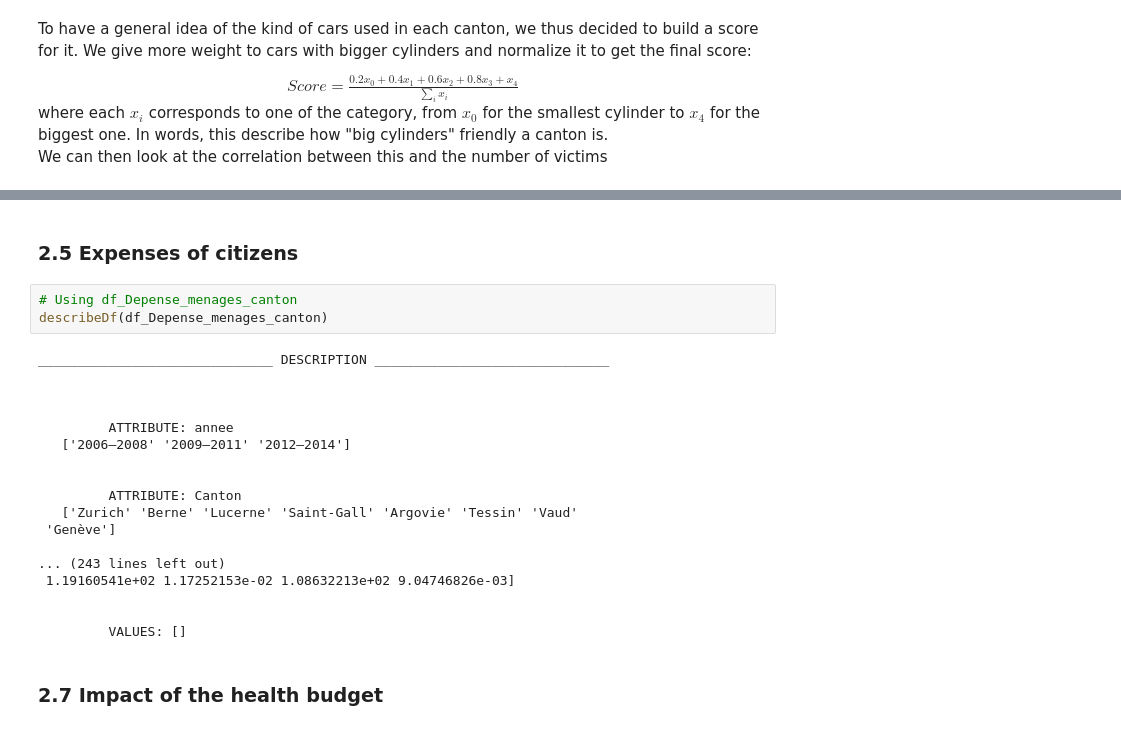
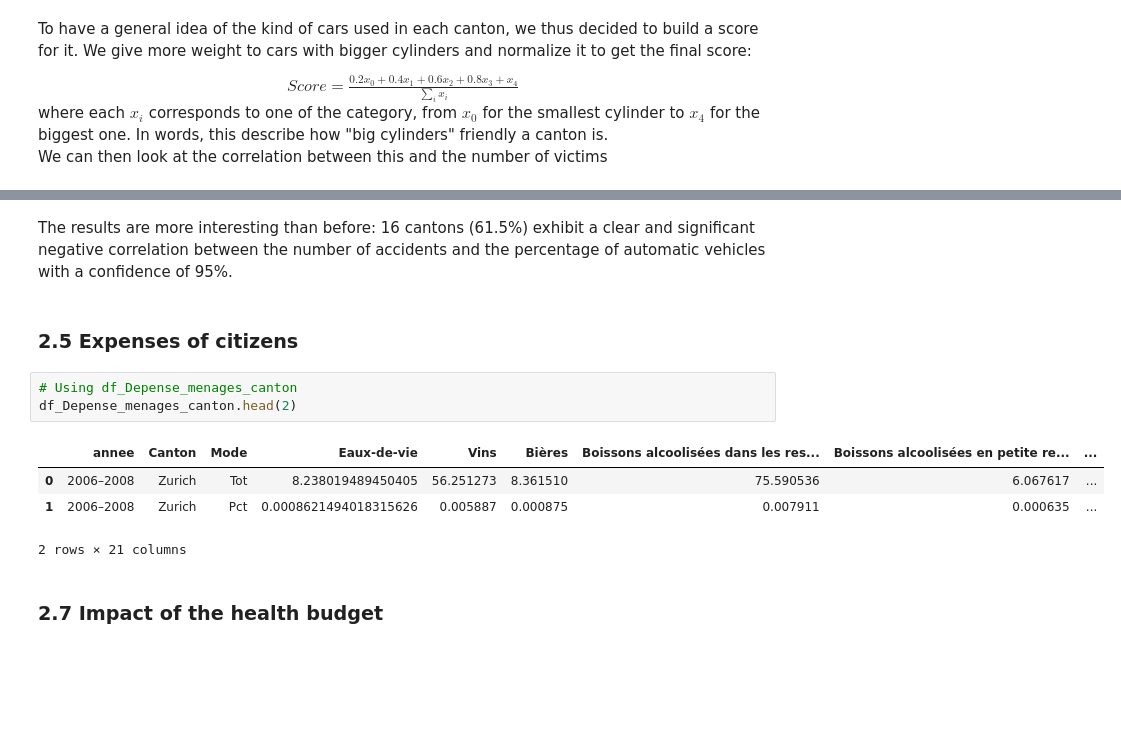
Before and after one commit to epfl-ada-2018/project-pizzafels, a Jupyter notebook: Milestone3 - Complete Analysis.ipynb, the cells around one changed output, grey strips where cells are left out. Drawn from its saved outputs; the diff is of its cells as text; blank space fills up the shorter version.

```diff
--- a/Milestone3 - Complete Analysis.ipynb
+++ b/Milestone3 - Complete Analysis.ipynb
@@ -1852,26 +1954,15 @@ Again, the correlation is only significant for a few cantons, namely 11. We can
+# %% [markdown]
+The results are more interesting than before: 16 cantons (61.5%) exhibit a clear and significant negative correlation between the number of accidents and the percentage of automatic vehicles with a confidence of 95%.
 # %% [markdown]
 ### 2.5 Expenses of citizens
 # %%
 # Using df_Depense_menages_canton
-describeDf(df_Depense_menages_canton)
+df_Depense_menages_canton.head(2)
 # %% [output]
+|  | annee | Canton | Mode | Eaux-de-vie | Vins | Bières | Boissons alcoolisées dans les res... | Boissons alcoolisées en petite re... | ... |
+| 0 | 2006–2008 | Zurich | Tot | 8.238019489450405 | 56.251273 | 8.361510 | 75.590536 | 6.067617 | ... |
+| 1 | 2006–2008 | Zurich | Pct | 0.0008621494018315626 | 0.005887 | 0.000875 | 0.007911 | 0.000635 | ... |
-______________________________ DESCRIPTION ______________________________
-
-
-
-         ATTRIBUTE: annee
-   ['2006–2008' '2009–2011' '2012–2014']
-
-
-         ATTRIBUTE: Canton
-   ['Zurich' 'Berne' 'Lucerne' 'Saint-Gall' 'Argovie' 'Tessin' 'Vaud'
- 'Genève']
-
-... (243 lines left out)
- 1.19160541e+02 1.17252153e-02 1.08632213e+02 9.04746826e-03]
-
-
-         VALUES: []
+2 rows × 21 columns
 # %% [markdown]
 ### 2.7 Impact of the health budget
 # %%
```
Also changed, not shown: parts of 32 cells of this notebook, 45 other files.
